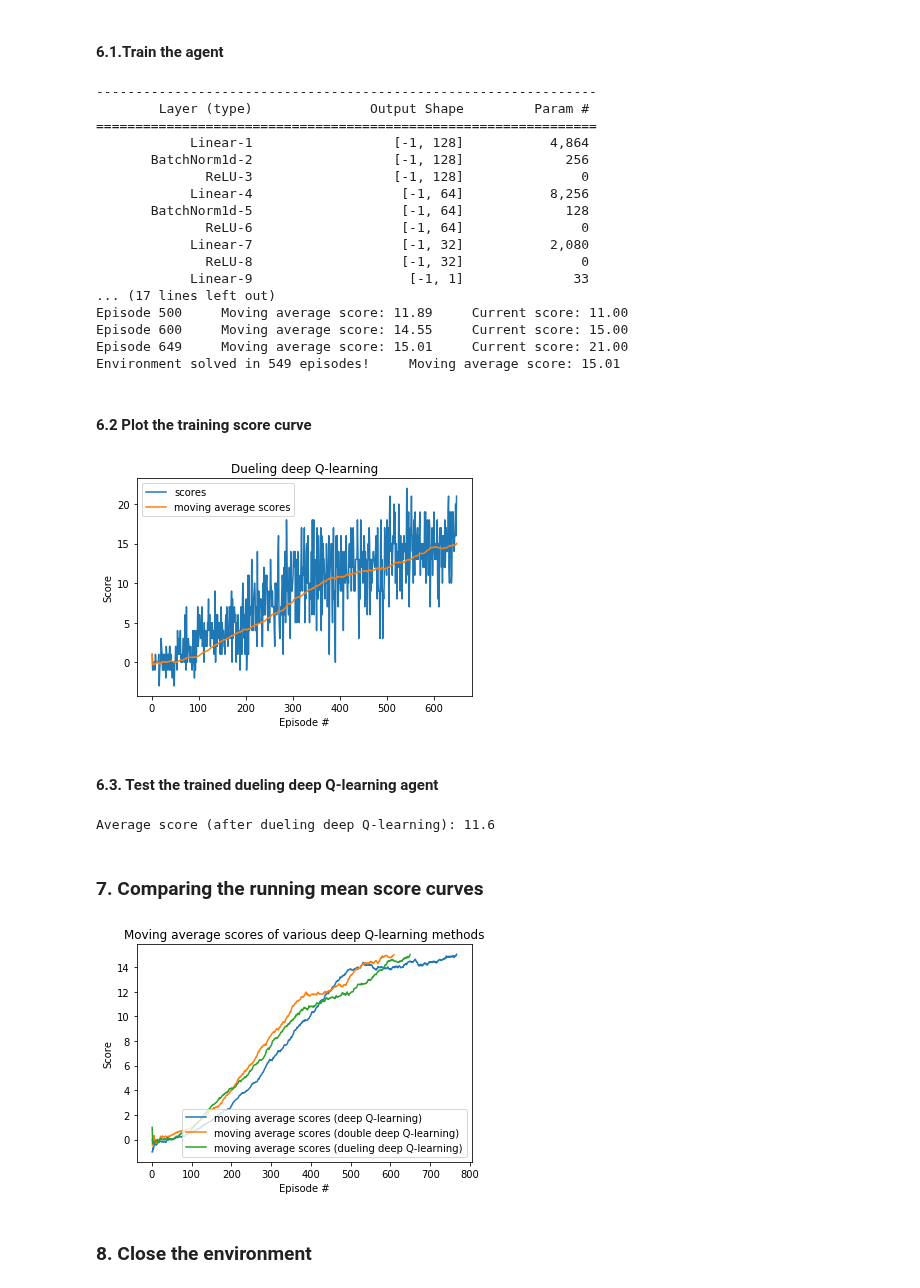
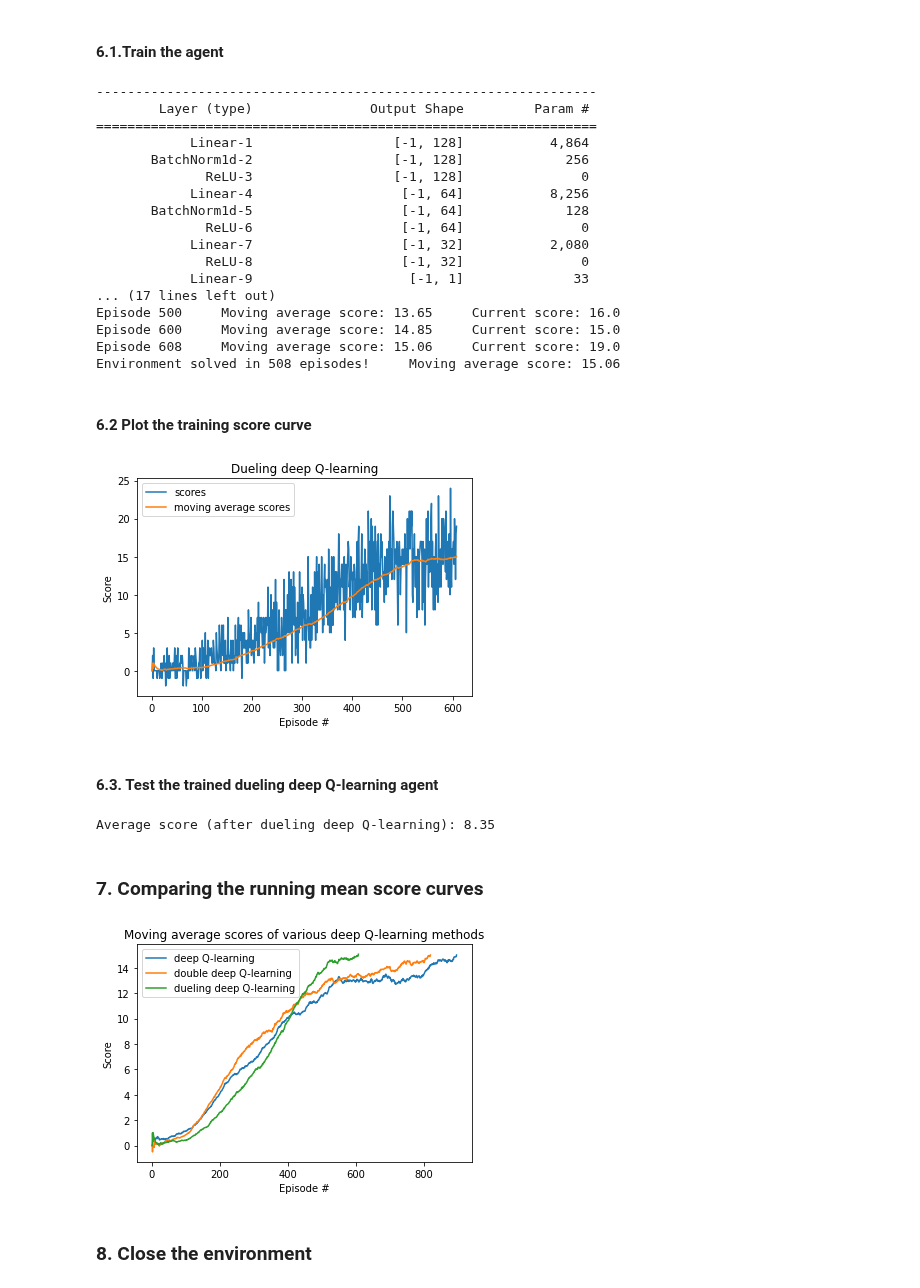
Before and after one commit to zhulingchen/deep-reinforcement-learning, a Jupyter notebook: p1_navigation/Navigation.ipynb, the cells around one changed output. Cells and saved outputs as stored; diff of their text form; code cells hidden in the pictures.

````diff
--- a/p1_navigation/Navigation.ipynb
+++ b/p1_navigation/Navigation.ipynb
@@ -37,7 +37,7 @@ For instance, if you are using a Mac, then you downloaded `Banana.app`.  If this
 env = UnityEnvironment(file_name="Banana.app")
 ```
 # %%
-env = UnityEnvironment(file_name=os.path.normpath("./Banana_Windows_x86_64/Banana.exe"))
+env = UnityEnvironment(file_name=os.path.normpath("./Banana_Linux_NoVis/Banana.x86_64"))
 # %% [output]
 INFO:unityagents:
 'Academy' started successfully!
@@ -358,10 +358,10 @@ scores_duelingdqn, scores_duelingdqn_movingmean = train_dqn(env, agent_duelingdq
               ReLU-8                   [-1, 32]               0
             Linear-9                    [-1, 1]              33
 ... (17 lines left out)
-Episode 500     Moving average score: 11.89     Current score: 11.00
-Episode 600     Moving average score: 14.55     Current score: 15.00
-Episode 649     Moving average score: 15.01     Current score: 21.00
-Environment solved in 549 episodes!     Moving average score: 15.01
+Episode 500     Moving average score: 13.65     Current score: 16.0
+Episode 600     Moving average score: 14.85     Current score: 15.0
+Episode 608     Moving average score: 15.06     Current score: 19.0
+Environment solved in 508 episodes!     Moving average score: 15.06
 # %% [markdown]
 #### 6.2 Plot the training score curve
 # %%
@@ -376,7 +376,7 @@ plt.xlabel('Episode #')
 plt.title('Dueling deep Q-learning')
 plt.show()
 # %% [output]
-[figure, old version]
+[figure, new version]
 # %% [markdown]
 #### 6.3. Test the trained dueling deep Q-learning agent
 # %%
@@ -404,24 +404,24 @@ for _ in range(n_test):
 
 print("Average score (after dueling deep Q-learning): {}".format(np.mean(score_duelingdqn_list)))
 # %% [output]
-Average score (after dueling deep Q-learning): 11.6
+Average score (after dueling deep Q-learning): 8.35
 # %% [markdown]
 ### 7. Comparing the running mean score curves
 # %%
 plt.figure()
 plt.plot(np.arange(1, len(scores_dqn_movingmean)+1), scores_dqn_movingmean,
-         label='moving average scores (deep Q-learning)')
+         label='deep Q-learning')
 plt.plot(np.arange(1, len(scores_doubledqn_movingmean)+1), scores_doubledqn_movingmean,
-         label='moving average scores (double deep Q-learning)')
+         label='double deep Q-learning')
 plt.plot(np.arange(1, len(scores_duelingdqn_movingmean)+1), scores_duelingdqn_movingmean,
-         label='moving average scores (dueling deep Q-learning)')
+         label='dueling deep Q-learning')
 plt.legend()
 plt.ylabel('Score')
 plt.xlabel('Episode #')
 plt.title('Moving average scores of various deep Q-learning methods')
 plt.show()
 # %% [output]
-[figure, old version]
+[figure, new version]
 # %% [markdown]
 ### 8. Close the environment
 # %%
````
Also changed, not shown: parts of 8 cells of this notebook, 4 other files.
